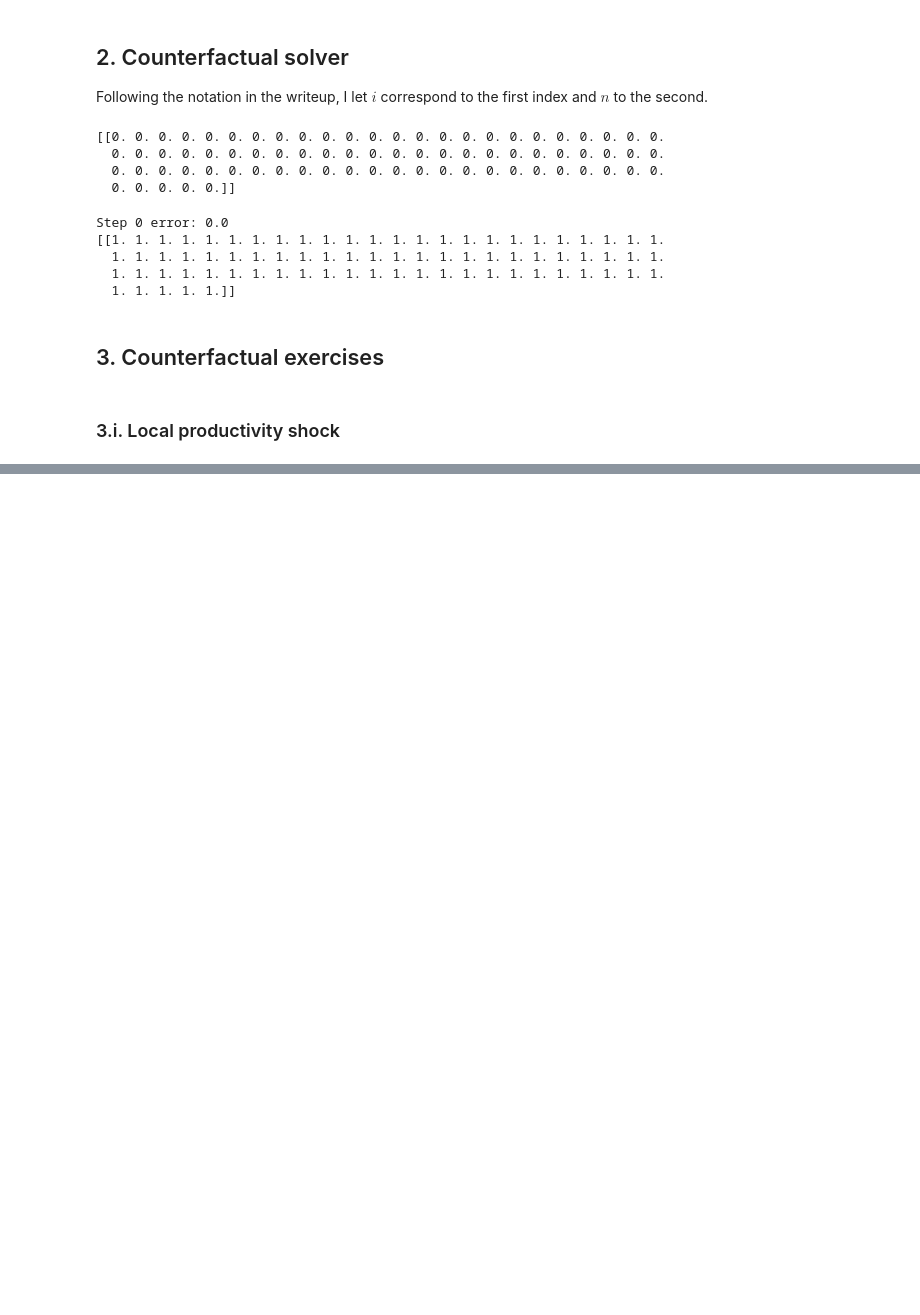
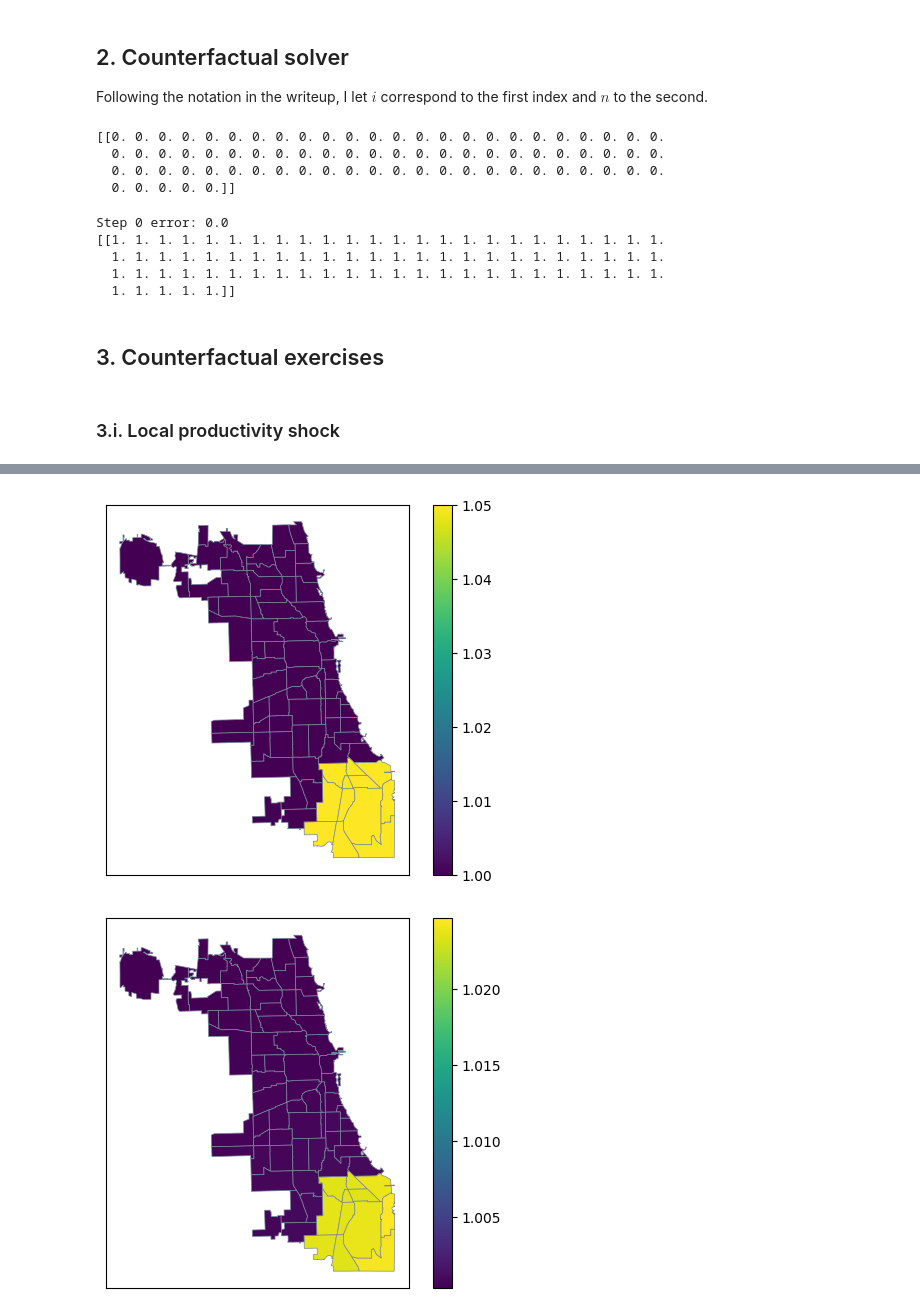
Before and after one commit to connachermurphy/qsm-chicago, a Jupyter notebook: analysis/qsm_chicago_model_A.ipynb, the cells around one changed output, grey strips where cells are left out. Drawn from its saved outputs; the diff is of its cells as text; code cells hidden in the pictures; blank space fills up the shorter version.

Commit message:
Add wage and productivity figures for the simple QSM productivity shock.

```diff
--- a/analysis/qsm_chicago_model_A.ipynb
+++ b/analysis/qsm_chicago_model_A.ipynb
@@ -206,6 +222,10 @@ Step 0 error: 0.0
 # %% [markdown]
 ### 3.i. Local productivity shock
 # %%
-A_hat[:,far_southeast_indices] = 1.1
+print('Local productivity shock in far southeast')
+
+A_hat[:,far_southeast_indices] = 1.05 # increase productivity by 5% in far southeast
 w_hat = solve_counterfactual(theta, alpha, pi, H, L, A_hat, kappa_hat, H_hat)
+
+productivity_shock_shp = summarize_counterfactual(neighborhoods_shp, w_hat, A_hat)
 # %% [output]
@@ -256,0 +249,50 @@ df_hat_shp[df_hat_shp['far_southeast'] == 0].plot(column='w_hat', legend=True)
+# %%
+# Summarize results
+figsize = (10, 10)
+
+# A_hat
+productivity_shock_shp.plot(
+    column='A_hat', legend=True, edgecolor='lightslategray', linewidth=0.5
+)
+# plt.title('$\\hat{A}$')
+plt.xticks([])
+plt.yticks([])
+plt.savefig('../out/productivity_shock_A_hat.png')
+plt.show()
+
+# w_hat (all neighborhoods)
+productivity_shock_shp.plot(
+    column='w_hat', legend=True, edgecolor='lightslategray', linewidth=0.5
+)
+plt.xticks([])
+plt.yticks([])
+plt.savefig('../out/productivity_shock_w_hat.png')
+plt.show()
+
+# w_hat (exclude far southeast)
+fig, ax = plt.subplots()
+
+# Full boundaries
+productivity_shock_shp.plot(
+    facecolor='none', edgecolor='lightslategray', linewidth=0.5, ax=ax
+)
+# Exclude far southeast
+productivity_shock_shp[productivity_shock_shp['far_southeast'] == 0].plot(
+    column='w_hat', legend=True, edgecolor='lightslategray', linewidth=0.5, ax=ax
+)
+plt.xticks([])
+plt.yticks([])
+plt.savefig('../out/productivity_shock_w_hat_censor.png')
+plt.show()
+
+# w_hat (only far southeast)
+productivity_shock_shp[productivity_shock_shp['far_southeast'] == 1].plot(
+    column='w_hat', legend=True, edgecolor='lightslategray', linewidth=0.5
+)
+plt.xticks([])
+plt.yticks([])
+plt.savefig('../out/productivity_shock_w_hat_focus.png')
+plt.show()
+# %% [output]
+[figure, added]
+[figure, added]
```
Also changed, not shown: parts of 5 cells of this notebook, 8 other files.
